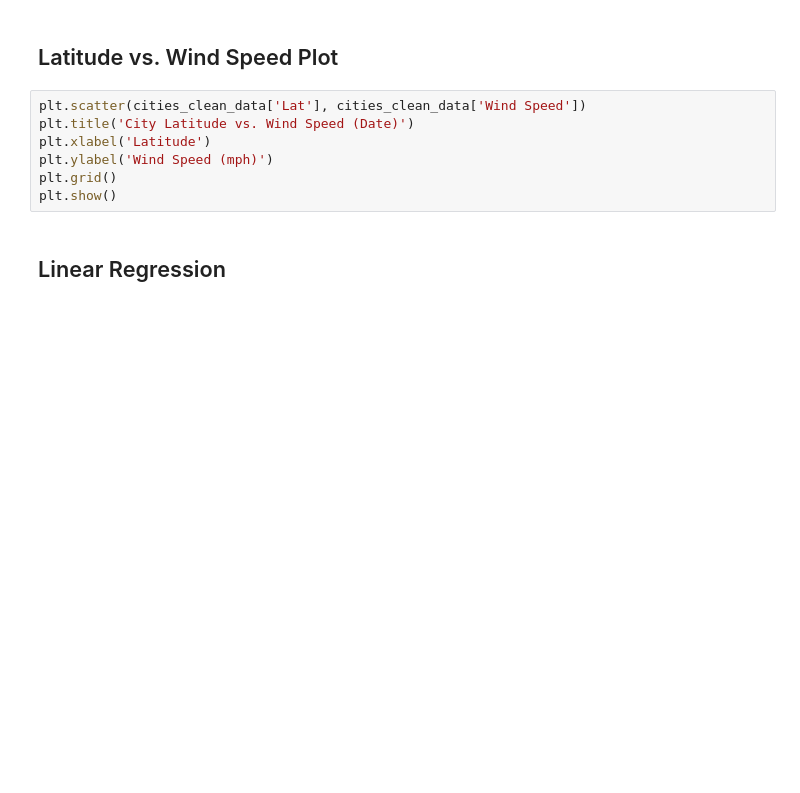
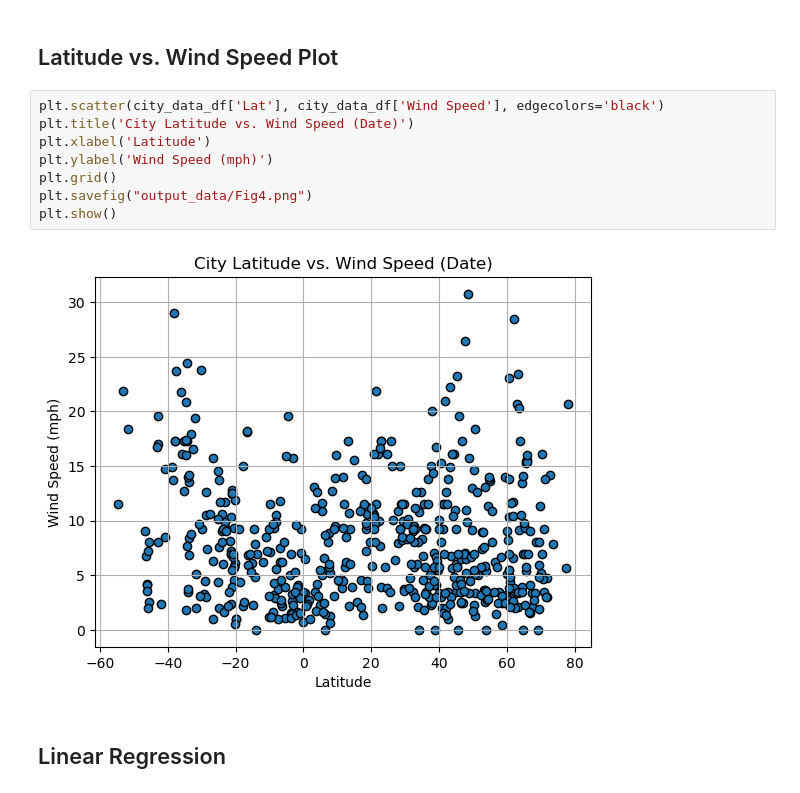
Before and after one commit to vgpass/python_api-challenge, a Jupyter notebook: WeatherPy/WeatherPyworking.ipynb, the cells around one changed output. Saved outputs shown, nothing was run; the diff lists cells and outputs as text; blank space fills up the shorter version.

```diff
--- a/WeatherPy/WeatherPyworking.ipynb
+++ b/WeatherPy/WeatherPyworking.ipynb
@@ -384,12 +492,15 @@ plt.show()
 # %% [markdown]
 ## Latitude vs. Wind Speed Plot
 # %%
-plt.scatter(cities_clean_data['Lat'], cities_clean_data['Wind Speed'])
+plt.scatter(city_data_df['Lat'], city_data_df['Wind Speed'], edgecolors='black')
 plt.title('City Latitude vs. Wind Speed (Date)')
 plt.xlabel('Latitude')
 plt.ylabel('Wind Speed (mph)')
 plt.grid()
+plt.savefig("output_data/Fig4.png")
 plt.show()
+# %% [output]
+[figure, added]
 # %% [markdown]
 ## Linear Regression
 # %%
```
Also changed, not shown: parts of 29 cells of this notebook, 6 other files.
